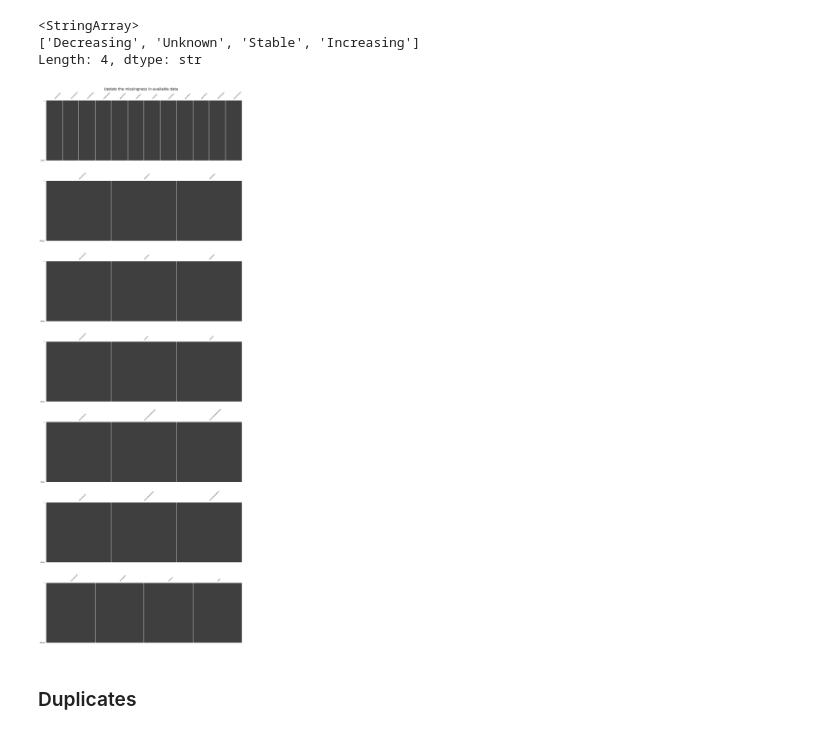
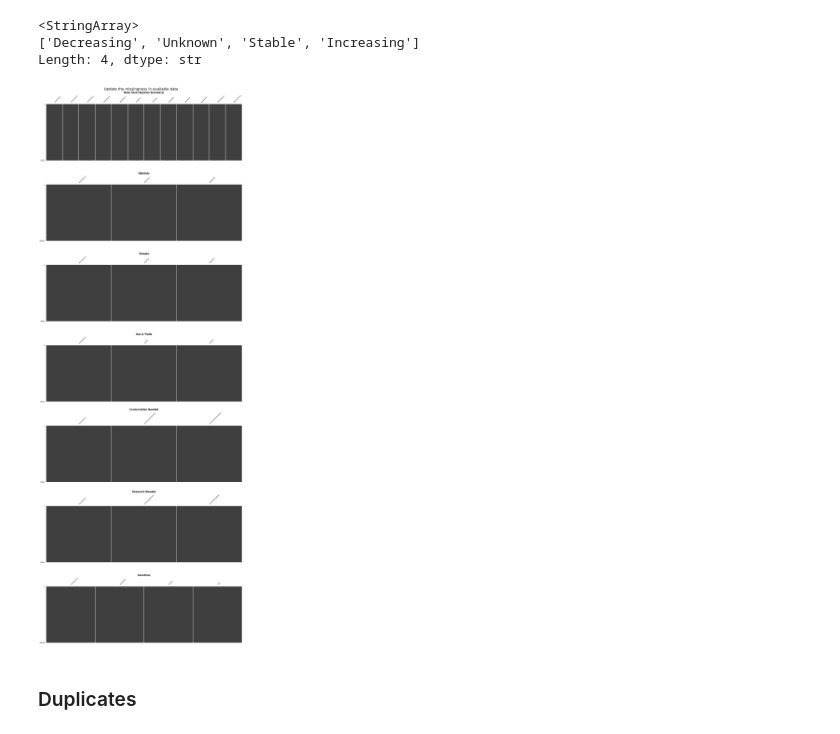
Before and after one commit to AzadiGathui/data_deficient_iucn_species, a Jupyter notebook: notebooks/01_data_wrangling.ipynb, the cells around one changed output. Cells and saved outputs as stored; diff of their text form; code cells hidden in the pictures.

```diff
--- a/notebooks/01_data_wrangling.ipynb
+++ b/notebooks/01_data_wrangling.ipynb
@@ -115,16 +115,27 @@ countries = countries.dropna(axis=1, how='any')
 # %%
 all_tables = [full_df, habitats, threats, usetrade, conservation_needed, research_needed, countries]
 # %%
+table_titles = [
+    'Base Taxa (Species Summary)',
+    'Habitats',
+    'Threats',
+    'Use & Trade',
+    'Conservation Needed',
+    'Research Needed',
+    'Countries',
+]
+
 fig, axs = plt.subplots(len(all_tables), figsize=(15,40))
 
-for i, table in enumerate(all_tables):
+for i, (table, title) in enumerate(zip(all_tables, table_titles)):
     mn.matrix(table, ax=axs[i], sparkline=False, fontsize=6)
+    axs[i].set_title(title, fontsize=12, fontweight='bold', pad=8)
 
 plt.suptitle('Update the missingness in available data', fontsize=18)
 plt.tight_layout(pad=3)
 plt.show()
 # %% [output]
-[figure, old version]
+[figure, new version]
 # %% [markdown]
 ### Duplicates
 # %%
```
Also changed, not shown: 6 other files.
